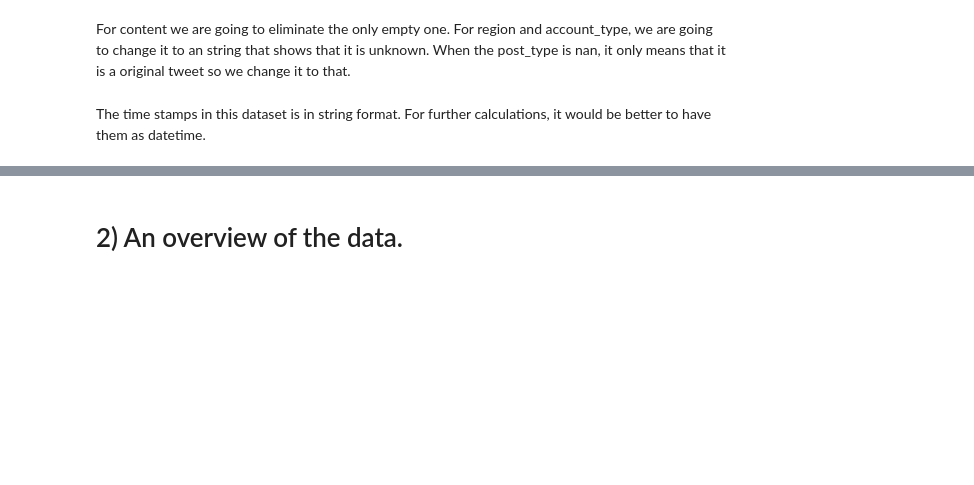
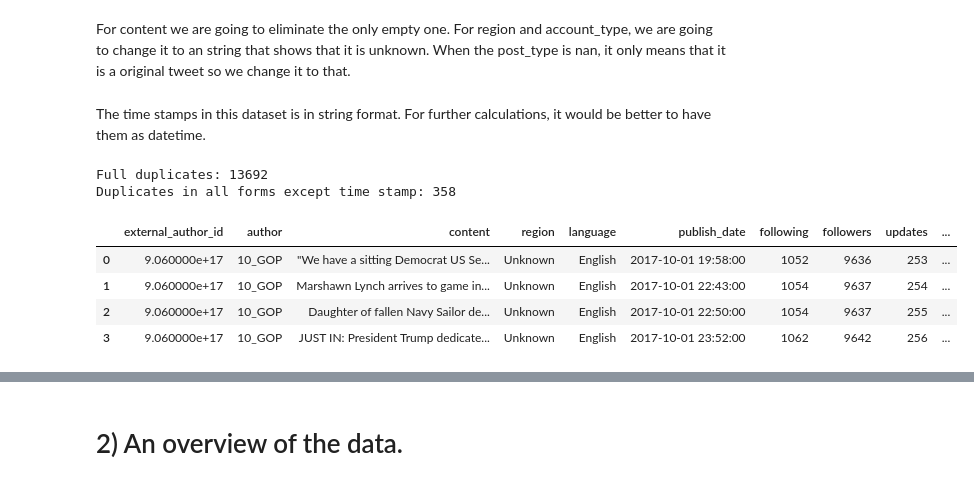
Before and after one commit to haakonms/ADAproject, a Jupyter notebook: Milestone2.ipynb, the cells around one changed output, grey strips where cells are left out. Saved outputs shown, nothing was run; the diff lists cells and outputs as text; code cells hidden in the pictures; blank space fills up the shorter version.

```diff
--- a/Milestone2.ipynb
+++ b/Milestone2.ipynb
@@ -133,6 +134,18 @@ data1_filter_english["publish_date"] = pd.to_datetime(data1_filter_english["publ
 data1_dup_step = data1_filter_english.drop_duplicates()
 duplicates_number = data1_filter_english.shape[0]-data1_dup_step.shape[0] #må endres til data eller noe som er faktisk
 
-dropdup_specific = datad.drop_duplicates(subset= ["external_author_id", "content", "following", "followers", "updates", "post_type"])
+dropdup_specific = data1_filter_english.drop_duplicates(subset= ["external_author_id", "content", "following", "followers", "updates", "post_type"])
 duplicates_except_timestamp = data1_dup_step.shape[0]-dropdup_specific.shape[0]
-print("Full duplicates:", duplicates_number, "Duplicates in all forms except time stamp:", duplicates_except_timestamp)
+print("Full duplicates:", duplicates_number, "\nDuplicates in all forms except time stamp:", duplicates_except_timestamp)
+# %% [output]
+Full duplicates: 13692
+Duplicates in all forms except time stamp: 358
+# %%
+data1 = data1_filter_english.drop_duplicates(subset= ["external_author_id", "content", "following", "followers", "updates", "post_type"])
+data1.head(4)
+# %% [output]
+|  | external_author_id | author | content | region | language | publish_date | following | followers | updates | ... |
+| 0 | 9.060000e+17 | 10_GOP | "We have a sitting Democrat US Se... | Unknown | English | 2017-10-01 19:58:00 | 1052 | 9636 | 253 | ... |
+| 1 | 9.060000e+17 | 10_GOP | Marshawn Lynch arrives to game in... | Unknown | English | 2017-10-01 22:43:00 | 1054 | 9637 | 254 | ... |
+| 2 | 9.060000e+17 | 10_GOP | Daughter of fallen Navy Sailor de... | Unknown | English | 2017-10-01 22:50:00 | 1054 | 9637 | 255 | ... |
+| 3 | 9.060000e+17 | 10_GOP | JUST IN: President Trump dedicate... | Unknown | English | 2017-10-01 23:52:00 | 1062 | 9642 | 256 | ... |
```
Also changed, not shown: parts of 17 cells of this notebook.
